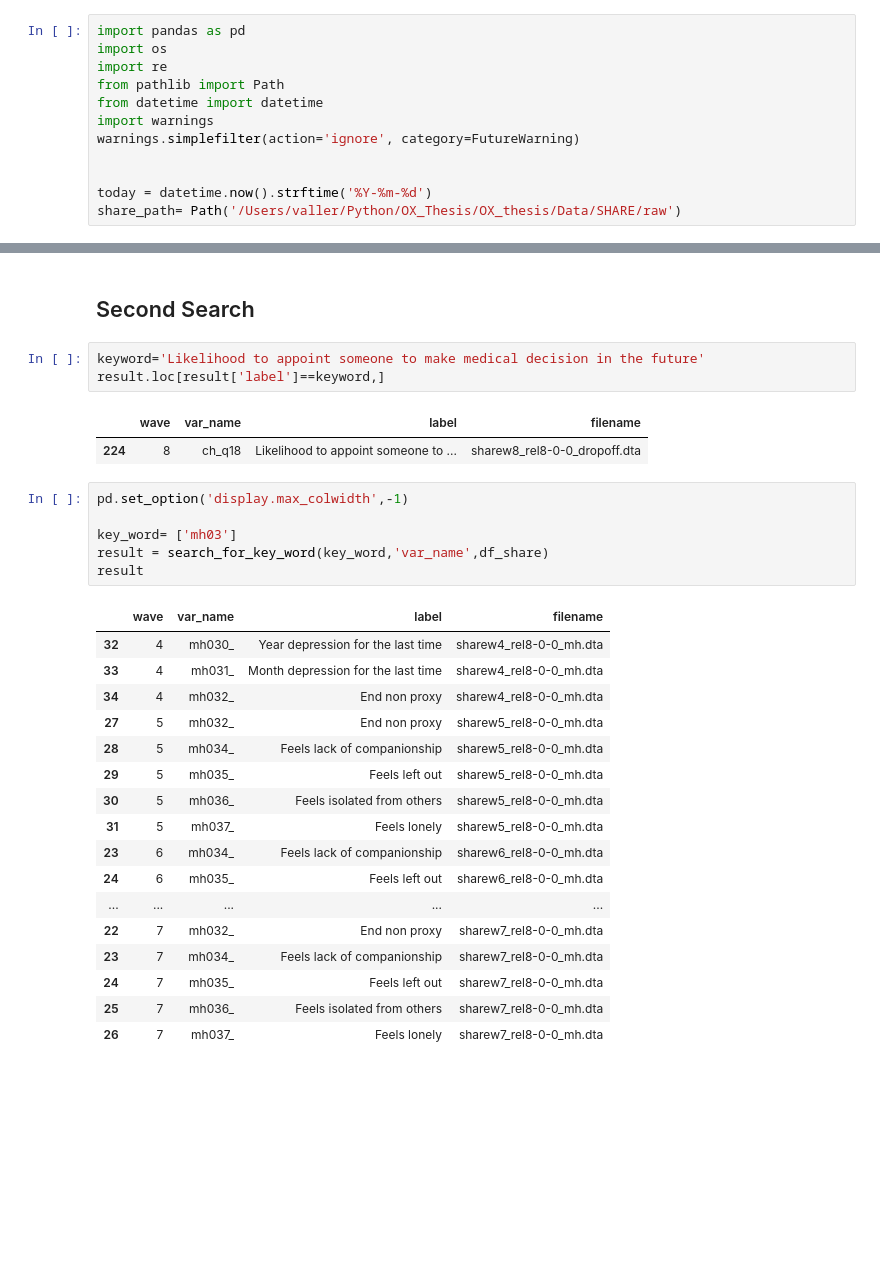
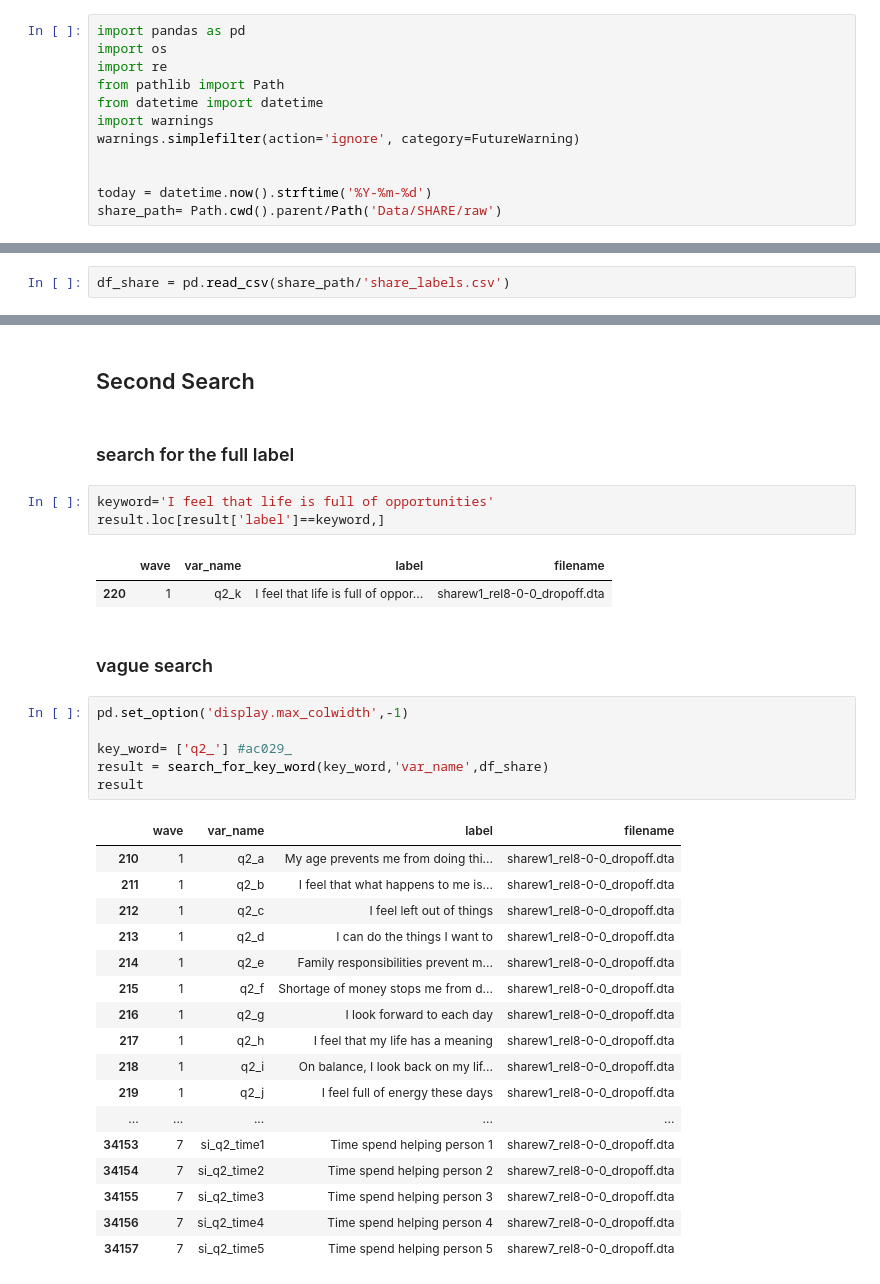
Before and after one commit to vallerrr/Mortality_prediction_cross_countries, a Jupyter notebook: data_preprocess_src/dta_label_reader.ipynb, the cells around one changed output, grey strips where cells are left out. Cells and saved outputs as stored; diff of their text form; blank space fills up the shorter version.

Commit message:
find the raw data labels in dta_label_reader.ipynb

```diff
--- a/data_preprocess_src/dta_label_reader.ipynb
+++ b/data_preprocess_src/dta_label_reader.ipynb
@@ -11,7 +11,7 @@ warnings.simplefilter(action='ignore', category=FutureWarning)
 
 
 today = datetime.now().strftime('%Y-%m-%d')
-share_path= Path('/Users/valler/Python/OX_Thesis/OX_thesis/Data/SHARE/raw')
+share_path= Path.cwd().parent/Path('Data/SHARE/raw')
 # %% [markdown]
 # SHARE
 # %% [markdown]
@@ -54,3 +45,5 @@ df_share.to_csv(share_path/'share_labels.csv',index=False)
+# %%
+df_share = pd.read_csv(share_path/'share_labels.csv')
 # %% [markdown]
 # Search
 # %%
@@ -81,32 +70,36 @@ result
 # %% [markdown]
 ## Second Search
+# %% [markdown]
+### search for the full label
 # %%
-keyword='Likelihood to appoint someone to make medical decision in the future'
+keyword='I feel that life is full of opportunities'
 result.loc[result['label']==keyword,]
 # %% [output]
 |  | wave | var_name | label | filename |
-| 224 | 8 | ch_q18 | Likelihood to appoint someone to ... | sharew8_rel8-0-0_dropoff.dta |
+| 220 | 1 | q2_k | I feel that life is full of oppor... | sharew1_rel8-0-0_dropoff.dta |
+# %% [markdown]
+### vague search
 # %%
 pd.set_option('display.max_colwidth',-1)
 
-key_word= ['mh03']
+key_word= ['q2_'] #ac029_
 result = search_for_key_word(key_word,'var_name',df_share)
 result
 # %% [output]
 |  | wave | var_name | label | filename |
-| 32 | 4 | mh030_ | Year depression for the last time | sharew4_rel8-0-0_mh.dta |
-| 33 | 4 | mh031_ | Month depression for the last time | sharew4_rel8-0-0_mh.dta |
-| 34 | 4 | mh032_ | End non proxy | sharew4_rel8-0-0_mh.dta |
-| 27 | 5 | mh032_ | End non proxy | sharew5_rel8-0-0_mh.dta |
-| 28 | 5 | mh034_ | Feels lack of companionship | sharew5_rel8-0-0_mh.dta |
-| 29 | 5 | mh035_ | Feels left out | sharew5_rel8-0-0_mh.dta |
-| 30 | 5 | mh036_ | Feels isolated from others | sharew5_rel8-0-0_mh.dta |
-| 31 | 5 | mh037_ | Feels lonely | sharew5_rel8-0-0_mh.dta |
-| 23 | 6 | mh034_ | Feels lack of companionship | sharew6_rel8-0-0_mh.dta |
-| 24 | 6 | mh035_ | Feels left out | sharew6_rel8-0-0_mh.dta |
+| 210 | 1 | q2_a | My age prevents me from doing thi... | sharew1_rel8-0-0_dropoff.dta |
+| 211 | 1 | q2_b | I feel that what happens to me is... | sharew1_rel8-0-0_dropoff.dta |
+| 212 | 1 | q2_c | I feel left out of things | sharew1_rel8-0-0_dropoff.dta |
+| 213 | 1 | q2_d | I can do the things I want to | sharew1_rel8-0-0_dropoff.dta |
+| 214 | 1 | q2_e | Family responsibilities prevent m... | sharew1_rel8-0-0_dropoff.dta |
+| 215 | 1 | q2_f | Shortage of money stops me from d... | sharew1_rel8-0-0_dropoff.dta |
+| 216 | 1 | q2_g | I look forward to each day | sharew1_rel8-0-0_dropoff.dta |
+| 217 | 1 | q2_h | I feel that my life has a meaning | sharew1_rel8-0-0_dropoff.dta |
+| 218 | 1 | q2_i | On balance, I look back on my lif... | sharew1_rel8-0-0_dropoff.dta |
+| 219 | 1 | q2_j | I feel full of energy these days | sharew1_rel8-0-0_dropoff.dta |
 | ... | ... | ... | ... | ... |
-| 22 | 7 | mh032_ | End non proxy | sharew7_rel8-0-0_mh.dta |
-| 23 | 7 | mh034_ | Feels lack of companionship | sharew7_rel8-0-0_mh.dta |
-| 24 | 7 | mh035_ | Feels left out | sharew7_rel8-0-0_mh.dta |
-| 25 | 7 | mh036_ | Feels isolated from others | sharew7_rel8-0-0_mh.dta |
-| 26 | 7 | mh037_ | Feels lonely | sharew7_rel8-0-0_mh.dta |
+| 34153 | 7 | si_q2_time1 | Time spend helping person 1 | sharew7_rel8-0-0_dropoff.dta |
+| 34154 | 7 | si_q2_time2 | Time spend helping person 2 | sharew7_rel8-0-0_dropoff.dta |
+| 34155 | 7 | si_q2_time3 | Time spend helping person 3 | sharew7_rel8-0-0_dropoff.dta |
+| 34156 | 7 | si_q2_time4 | Time spend helping person 4 | sharew7_rel8-0-0_dropoff.dta |
+| 34157 | 7 | si_q2_time5 | Time spend helping person 5 | sharew7_rel8-0-0_dropoff.dta |
```
Also changed, not shown: parts of 7 cells of this notebook, 1 other file.
